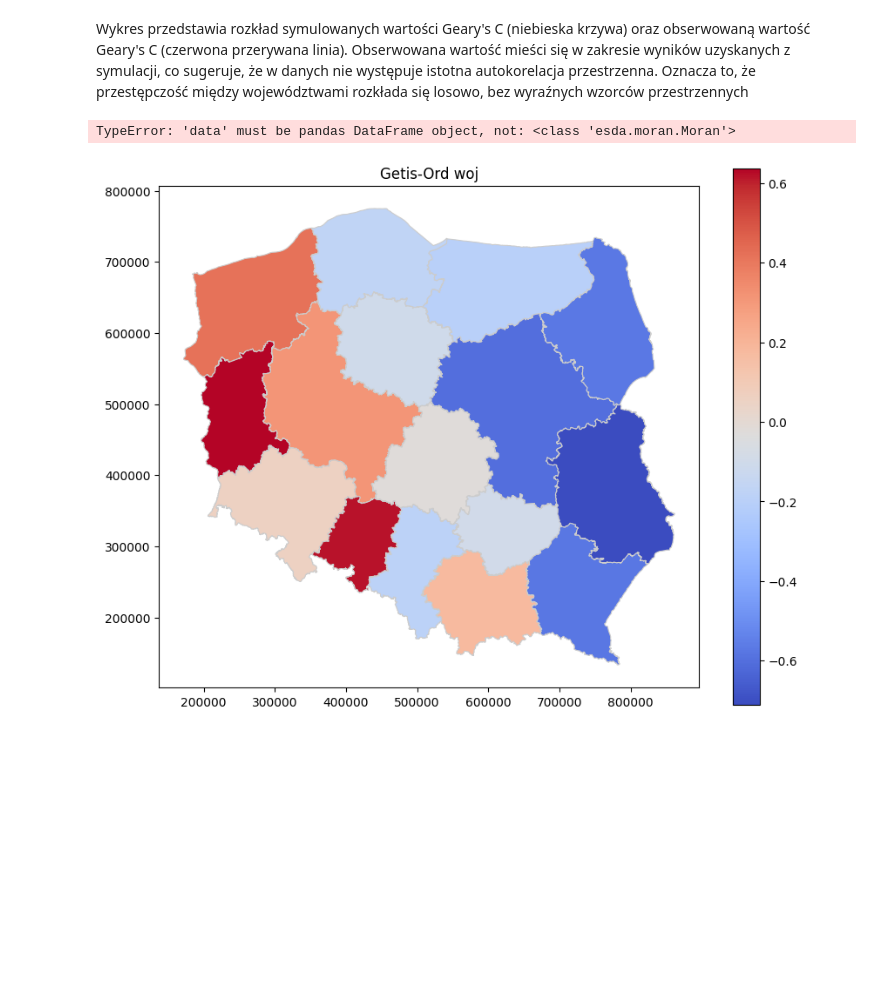
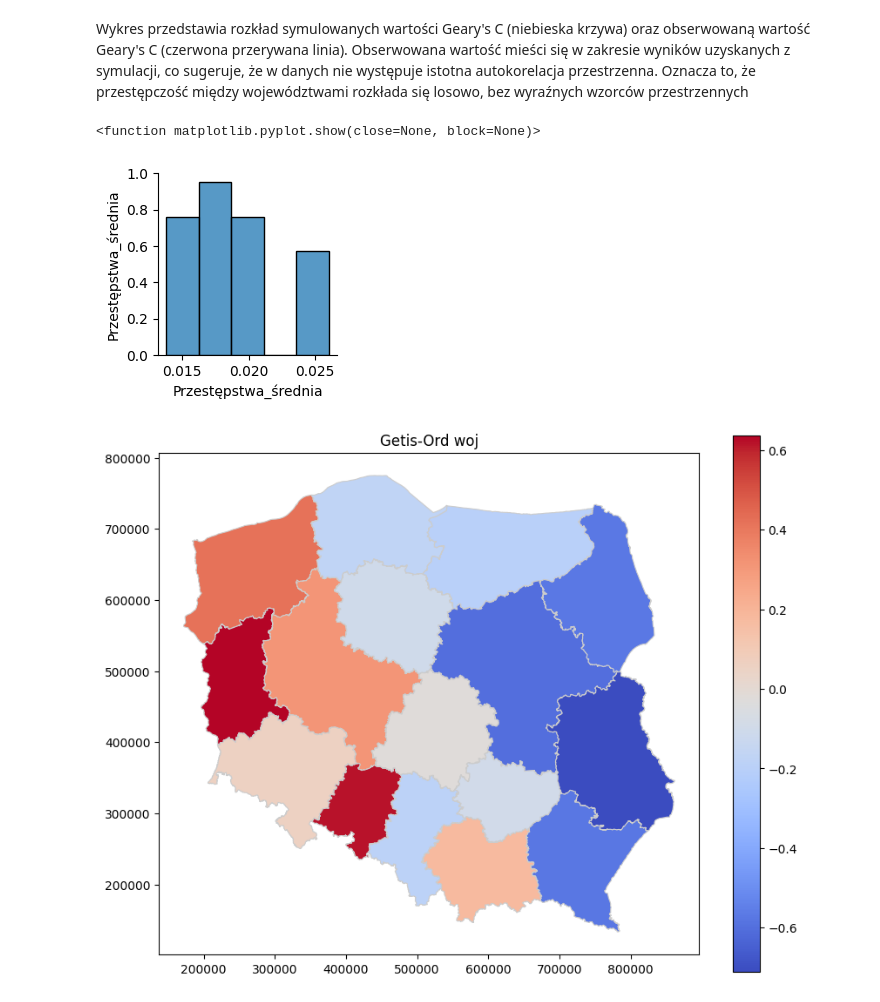
Before and after one commit to Psylo1226/Spatial-econometrics, a Jupyter notebook: Projekt_1/Projekt_1.ipynb, the cells around one changed output. Drawn from its saved outputs; the diff is of its cells as text; code cells hidden in the pictures; blank space fills up the shorter version.

```diff
--- a/Projekt_1/Projekt_1.ipynb
+++ b/Projekt_1/Projekt_1.ipynb
@@ -278,10 +278,11 @@ plt.show()
 # %% [markdown]
 Wykres przedstawia rozkład symulowanych wartości Geary's C (niebieska krzywa) oraz obserwowaną wartość Geary's C (czerwona przerywana linia). Obserwowana wartość mieści się w zakresie wyników uzyskanych z symulacji, co sugeruje, że w danych nie występuje istotna autokorelacja przestrzenna. Oznacza to, że przestępczość między województwami rozkłada się losowo, bez wyraźnych wzorców przestrzennych
 # %%
-sns.pairplot(moran_woj_knn)
+sns.pairplot(woj)
 plt.show
 # %% [output]
-TypeError: 'data' must be pandas DataFrame object, not: <class 'esda.moran.Moran'>
+<function matplotlib.pyplot.show(close=None, block=None)>
+[figure, added]
 # %%
 merged_woj['GetisOrd_G_Z'] = g_local_woj.Zs
 
```
